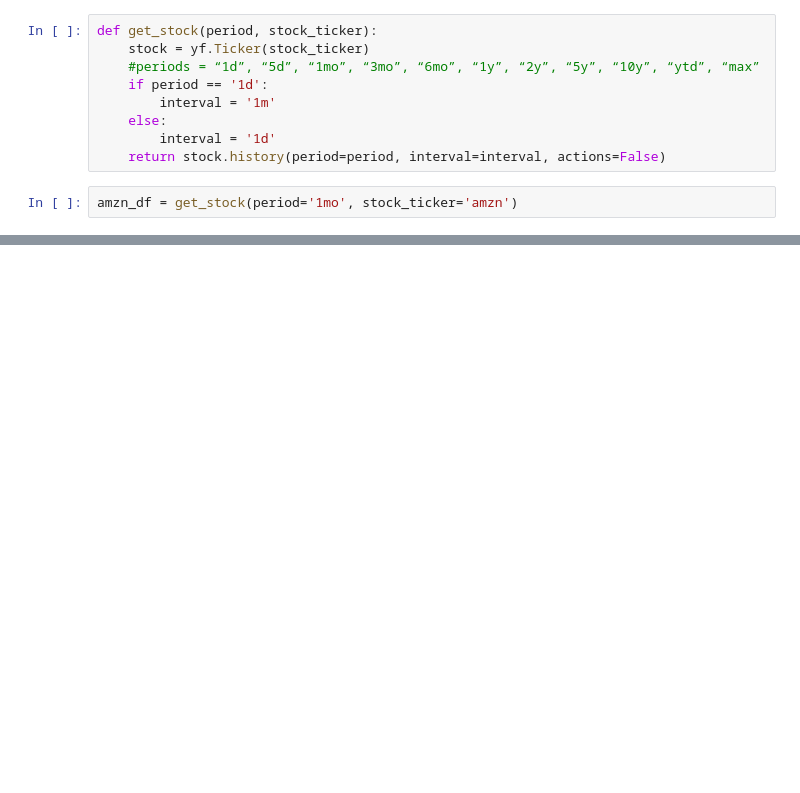
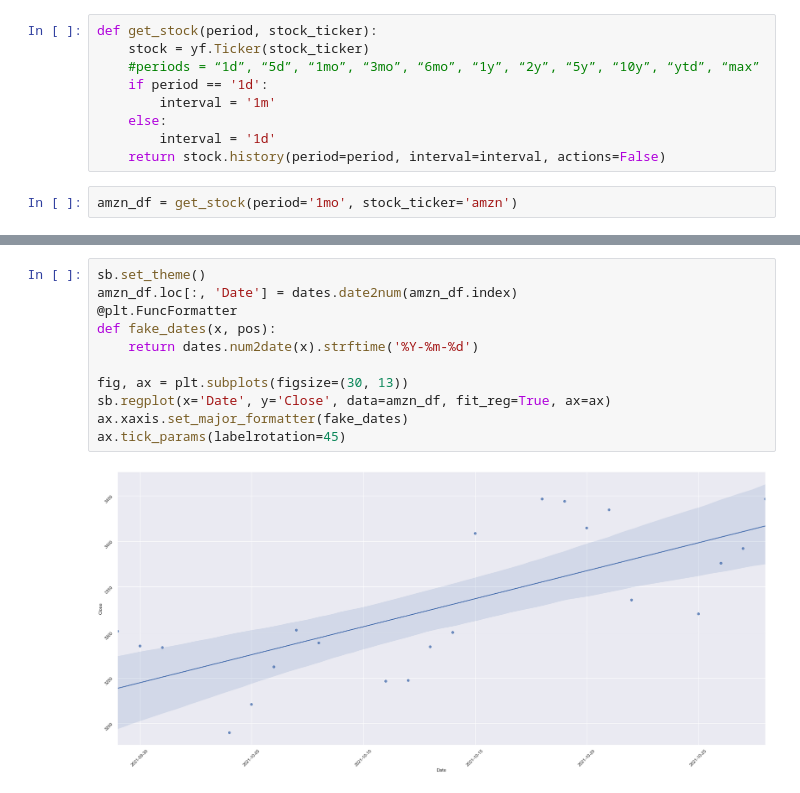
Before and after one commit to seantanken/GalvanizeRepo, a Jupyter notebook: stock_analyzer/yfinance_stock_analysis.ipynb, the cells around one changed output, grey strips where cells are left out. Drawn from its saved outputs; the diff is of its cells as text; blank space fills up the shorter version.

```diff
--- a/stock_analyzer/yfinance_stock_analysis.ipynb
+++ b/stock_analyzer/yfinance_stock_analysis.ipynb
@@ -40,0 +82,13 @@ dtype: float64
+# %%
+sb.set_theme()
+amzn_df.loc[:, 'Date'] = dates.date2num(amzn_df.index)
+@plt.FuncFormatter
+def fake_dates(x, pos):
+    return dates.num2date(x).strftime('%Y-%m-%d')
+
+fig, ax = plt.subplots(figsize=(30, 13))
+sb.regplot(x='Date', y='Close', data=amzn_df, fit_reg=True, ax=ax)
+ax.xaxis.set_major_formatter(fake_dates)
+ax.tick_params(labelrotation=45)
+# %% [output]
+[figure, added]
```
Also changed, not shown: parts of 9 cells of this notebook.
